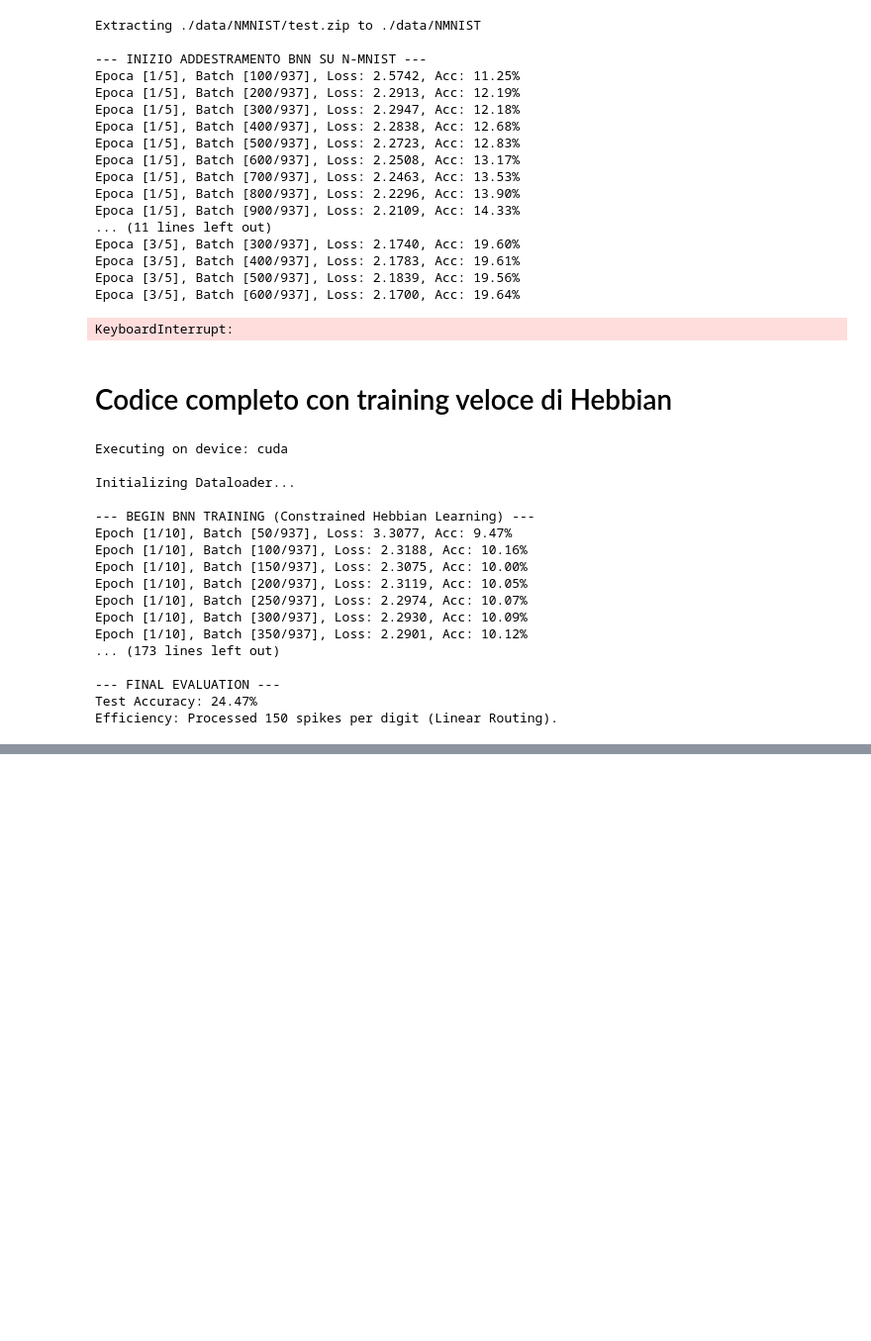
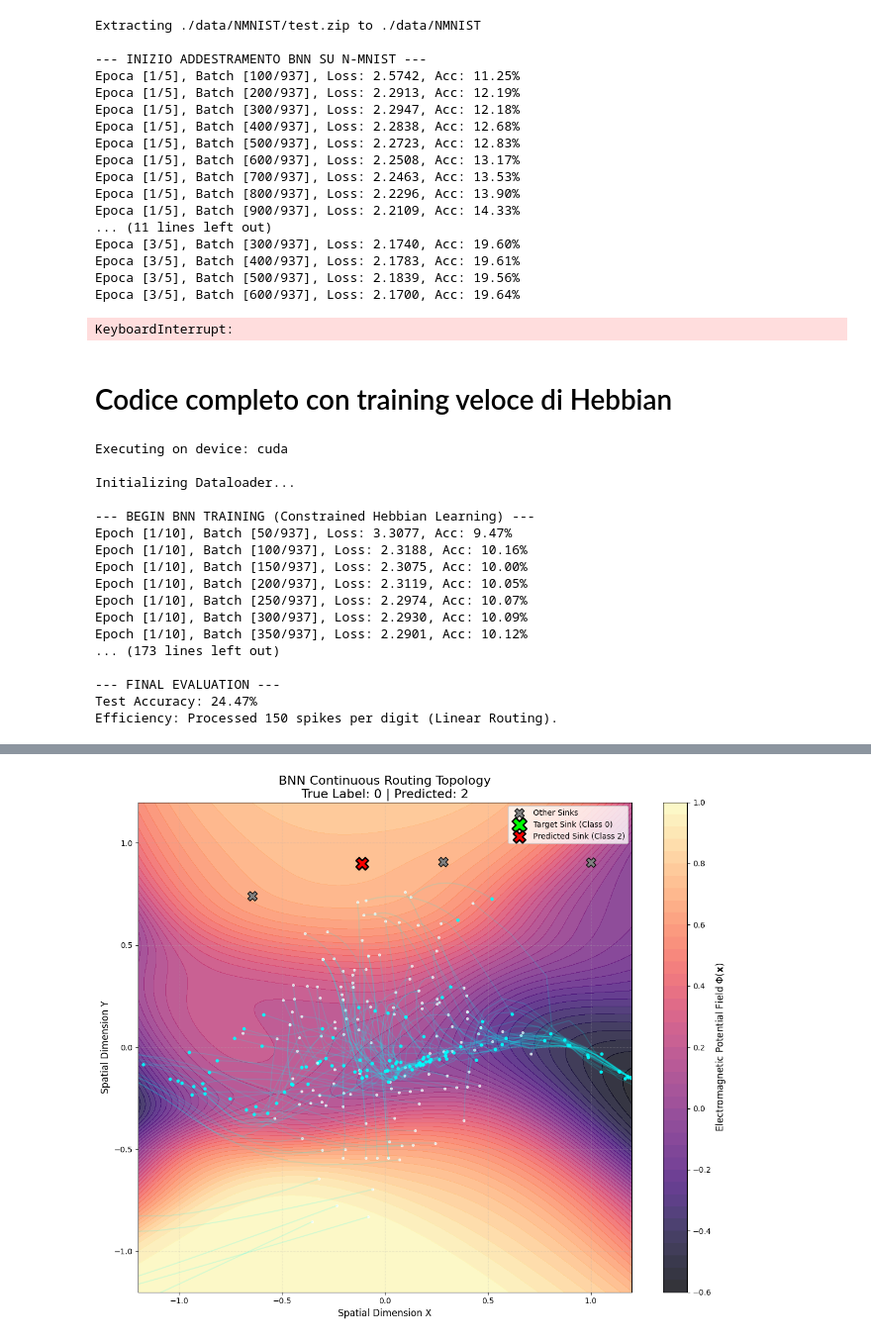
Before and after one commit to marco-siino/bnn-neurips2026, a Jupyter notebook: BNN_NeurIPS2026.ipynb, the cells around one changed output, grey strips where cells are left out. Shown at 99% size. Cells and saved outputs as stored; diff of their text form; code cells hidden in the pictures; blank space fills up the shorter version.

```diff
--- a/BNN_NeurIPS2026.ipynb
+++ b/BNN_NeurIPS2026.ipynb
@@ -617,0 +880,81 @@ NameError: name 'model' is not defined
+# %%
+import matplotlib.pyplot as plt
+import numpy as np
+import torch
+
+def visualize_bnn_routing(model, testloader, device):
+    print("Generazione della mappa topologica e simulazione del routing in corso...")
+    model.eval()
+
+    # 1. CAMPIONAMENTO DEL CAMPO POTENZIALE (La "Topografia")
+    res = 100
+    x_coords = np.linspace(-1.2, 1.2, res)
+    y_coords = np.linspace(-1.2, 1.2, res)
+    X, Y = np.meshgrid(x_coords, y_coords)
+
+    grid_points = torch.tensor(
+        np.stack([X.flatten(), Y.flatten()], axis=-1),
+        dtype=torch.float32
+    ).to(device)
+
+    with torch.no_grad():
+        Z = model.router.phi_field(grid_points).view(res, res).cpu().numpy()
+
+    # 2. ESTRAZIONE DI UN SAMPLE REALE
+    events, labels = next(iter(testloader))
+    events = events.to(device)
+
+    with torch.no_grad():
+        logits, trajectories = model(events)
+
+    sample_idx = 0
+    sample_trajectories = trajectories[sample_idx].cpu().numpy()
+    true_label = labels[sample_idx].item()
+    pred_label = logits[sample_idx].argmax().item()
+
+    sinks = model.sinks.sink_positions[0].detach().cpu().numpy()
+
+    # 3. RENDERING GRAFICO
+    fig, ax = plt.subplots(figsize=(12, 10))
+
+    contour = ax.contourf(X, Y, Z, levels=50, cmap='magma', alpha=0.8)
+    cbar = plt.colorbar(contour, ax=ax)
+
+    # FIX: Aggiunta la 'r' (raw string) per supportare il LaTeX \Phi ed evitate il SyntaxWarning
+    cbar.set_label(r'Electromagnetic Potential Field $\Phi(\mathbf{x})$', fontsize=12)
+
+    num_spikes = sample_trajectories.shape[0]
+    for s in range(num_spikes):
+        ax.plot(sample_trajectories[s, :, 0], sample_trajectories[s, :, 1],
+                color='cyan', alpha=0.15, linewidth=1.5)
+        ax.scatter(sample_trajectories[s, 0, 0], sample_trajectories[s, 0, 1],
+                   color='white', s=8, alpha=0.7)
+        ax.scatter(sample_trajectories[s, -1, 0], sample_trajectories[s, -1, 1],
+                   color='cyan', s=12, alpha=0.9)
+
+    ax.scatter(sinks[:, 0], sinks[:, 1], marker='X', s=150, color='gray',
+               edgecolor='black', label='Other Sinks')
+
+    ax.scatter(sinks[true_label, 0], sinks[true_label, 1], marker='X', s=350,
+               color='lime', edgecolor='black', linewidth=2,
+               label=f'Target Sink (Class {true_label})')
+
+    if true_label != pred_label:
+        ax.scatter(sinks[pred_label, 0], sinks[pred_label, 1], marker='X', s=250,
+                   color='red', edgecolor='black', linewidth=2,
+                   label=f'Predicted Sink (Class {pred_label})')
+
+    ax.set_title(f"BNN Continuous Routing Topology\nTrue Label: {true_label} | Predicted: {pred_label}", fontsize=16)
+    ax.set_xlabel("Spatial Dimension X", fontsize=12)
+    ax.set_ylabel("Spatial Dimension Y", fontsize=12)
+    ax.legend(loc='upper right', fontsize=10)
+
+    plt.xlim([-1.2, 1.2])
+    plt.ylim([-1.2, 1.2])
+    plt.grid(True, linestyle='--', alpha=0.3)
+    plt.tight_layout()
+    plt.show()
+
+# Esegui la visualizzazione
+visualize_bnn_routing(model, testloader, device)
+# %% [output]
@@ -617,0 +962 @@ NameError: name 'model' is not defined
+[figure, added]
```
Also changed, not shown: parts of 5 cells of this notebook.
